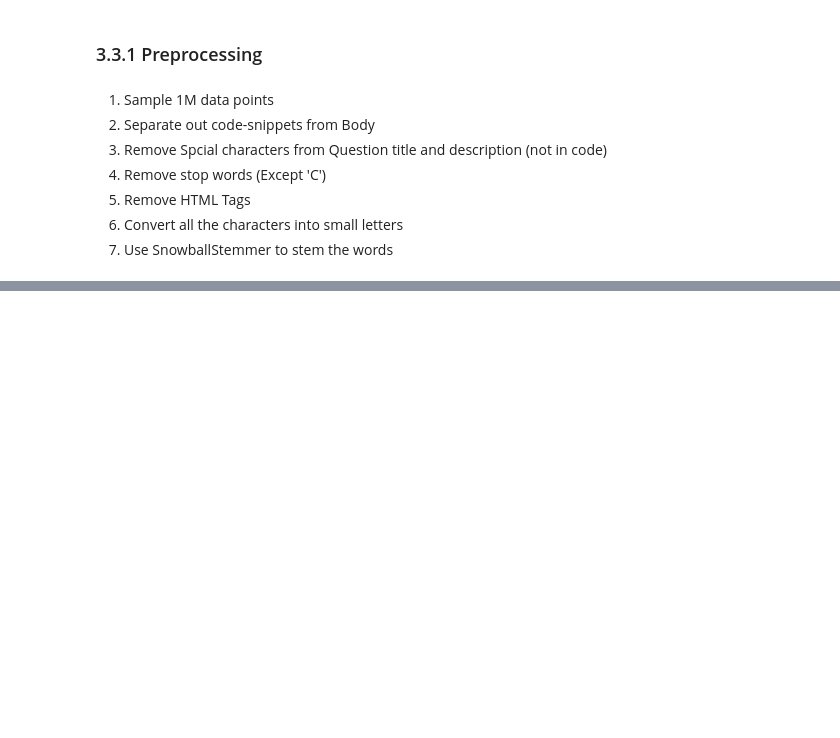
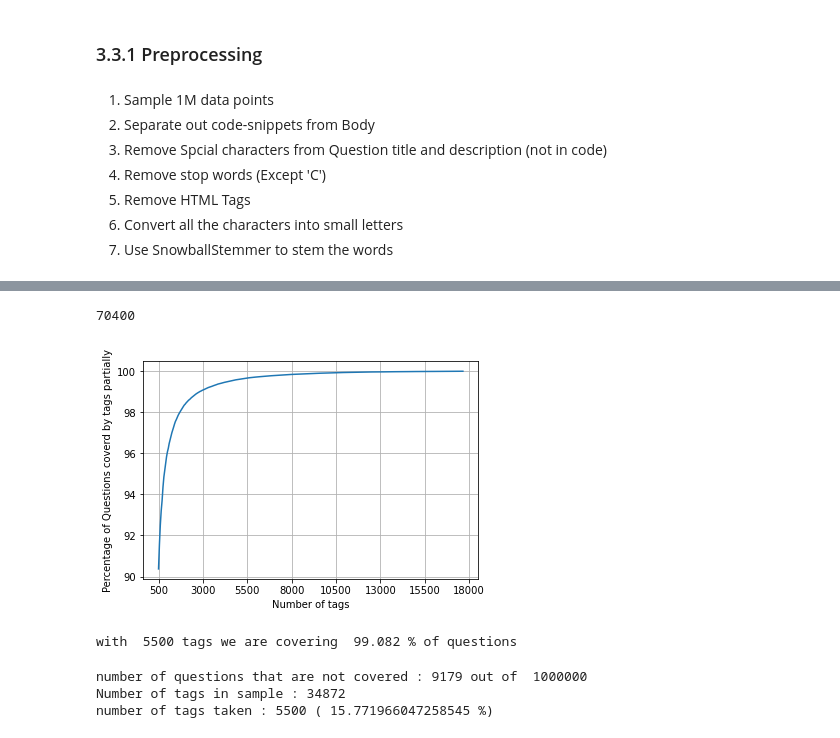
Before and after one commit to Sahil-Chavan/Stackoverflow_Tag_Prediction, a Jupyter notebook: SO_Tag_Prediction.ipynb, the cells around one changed output, grey strips where cells are left out. Saved outputs shown, nothing was run; the diff lists cells and outputs as text; code cells hidden in the pictures; blank space fills up the shorter version.

```diff
--- a/SO_Tag_Prediction.ipynb
+++ b/SO_Tag_Prediction.ipynb
@@ -550,0 +864,7 @@ plt.show()
+# %%
+# binary='true' will give a binary vectorizer
+vectorizer = CountVectorizer(tokenizer = lambda x: x.split(), binary='true')
+multilabel_y = vectorizer.fit_transform(ndf['tags'])
+
+vectorizer_4gram = CountVectorizer(tokenizer = lambda x: x.split(), binary='true',ngram_range=(1,4))
+multilabel_y_4gram = vectorizer_4gram.fit_transform(ndf['tags'])
@@ -550,0 +877,22 @@ plt.show()
+# %%
+def tags_to_choose(n):
+    t = multilabel_y.sum(axis=0).tolist()[0]
+    sorted_tags_i = sorted(range(len(t)), key=lambda i: t[i], reverse=True)
+    multilabel_yn=multilabel_y[:,sorted_tags_i[:n]]
+    return multilabel_yn
+
+def tags_to_choose2(n):
+    t = multilabel_y_4gram.sum(axis=0).tolist()[0]
+    sorted_tags_i = sorted(range(len(t)), key=lambda i: t[i], reverse=True)
+    multilabel_yn=multilabel_y_4gram[:,sorted_tags_i[:n]]
+    return multilabel_yn
+
+def questions_explained_fn(n):
+    multilabel_yn = tags_to_choose(n)
+    x= multilabel_yn.sum(axis=1)
+    return (np.count_nonzero(x==0))
+
+def questions_explained_fn2(n):
+    multilabel_yn = tags_to_choose2(n)
+    x= multilabel_yn.sum(axis=1)
+    return (np.count_nonzero(x==0))
@@ -550,0 +913,31 @@ plt.show()
+# %%
+np.count_nonzero(x==0)
+# %% [output]
+70400
+# %%
+questions_explained = []
+total_tags=multilabel_y.shape[1]
+total_qs=ndf.shape[0]
+for i in range(500, total_tags, 100):
+    questions_explained.append(np.round(((total_qs-questions_explained_fn(i))/total_qs)*100,3))
+# %%
+plt.plot(questions_explained)
+xlabel = list(500+np.array(range(-50,450,50))*50)
+plt.gca().set_xticklabels(xlabel)
+plt.xlabel("Number of tags")
+plt.ylabel("Percentage of Questions coverd by tags partially")
+plt.grid()
+plt.show()
+print("with ",5500,"tags we are covering ",questions_explained[50],"% of questions")
+# %% [output]
+[figure, added]
+with  5500 tags we are covering  99.082 % of questions
+# %%
+multilabel_yx = tags_to_choose(5500)
+print("number of questions that are not covered :", questions_explained_fn(5500),"out of ", total_qs)
+print("Number of tags in sample :", multilabel_y.shape[1])
+print("number of tags taken :", multilabel_yx.shape[1],"(",(multilabel_yx.shape[1]/multilabel_y.shape[1])*100,"%)")
+# %% [output]
+number of questions that are not covered : 9179 out of  1000000
+Number of tags in sample : 34872
+number of tags taken : 5500 ( 15.771966047258545 %)
```
Also changed, not shown: parts of 41 cells of this notebook.
